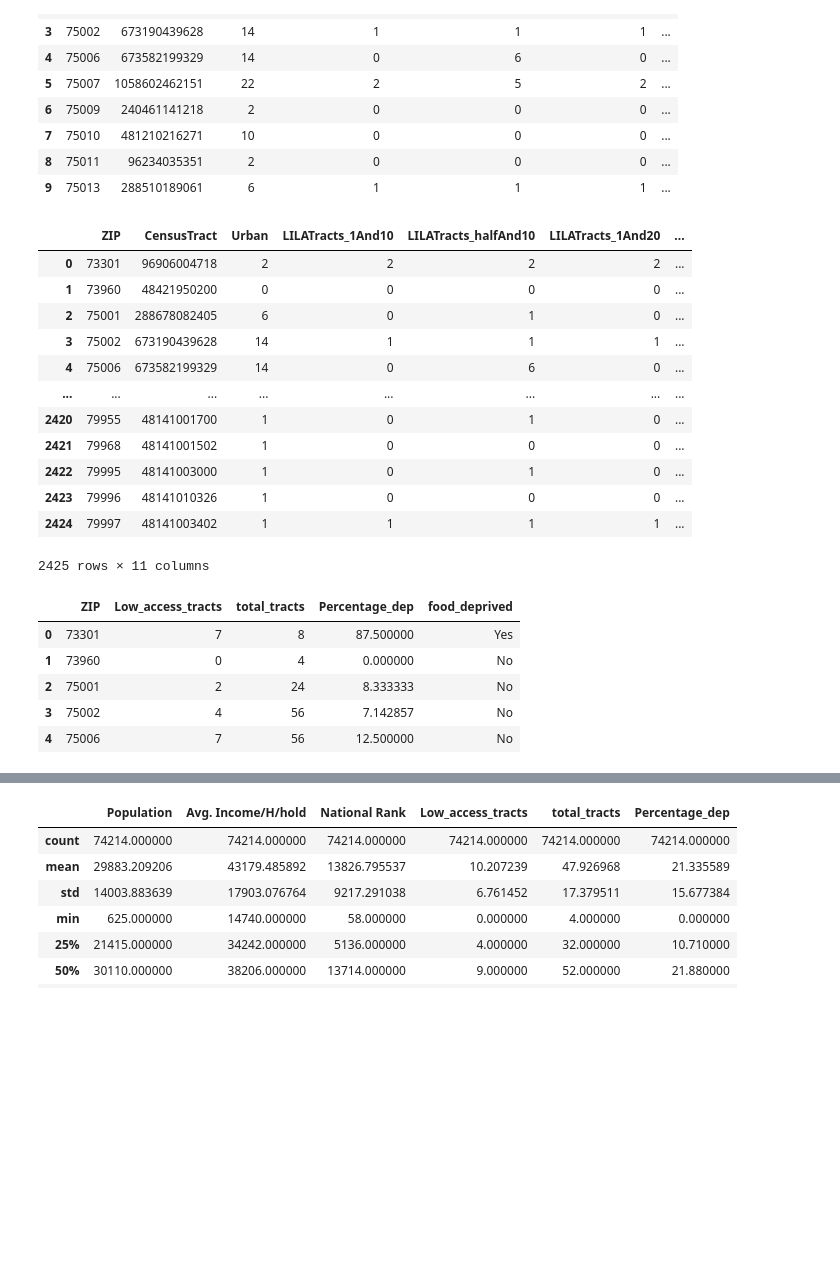
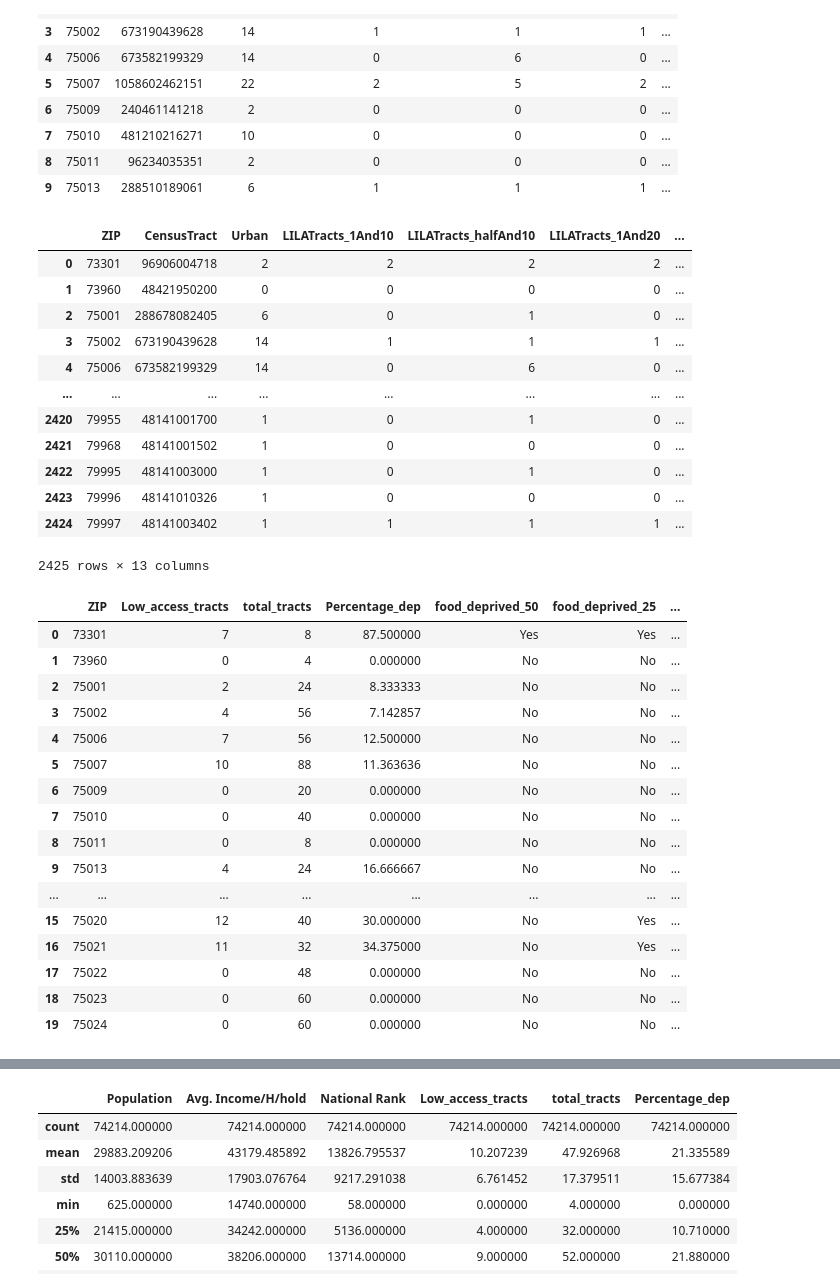
Before and after one commit to ChristopheGarcia1/Crime_Analysis-, a Jupyter notebook: src/resources/crime_cleaning.ipynb, the cells around one changed output, grey strips where cells are left out. Saved outputs shown, nothing was run; the diff lists cells and outputs as text; code cells hidden in the pictures; blank space fills up the shorter version.

Commit message:
Added more parameters for food deprivation

```diff
--- a/src/resources/crime_cleaning.ipynb
+++ b/src/resources/crime_cleaning.ipynb
@@ -416,7 +416,9 @@ census_grouping['Percentage_dep'] = (census_grouping['Low_access_tracts']/census
 
 
 # Initiate list
-food_deprived =[]
+food_deprived_50 =[]
+food_deprived_25 =[]
+food_deprived_10 = []
 
 # For loop to catogorize zip code food disparity.
 for i in census_grouping['Percentage_dep']:
@@ -424,10 +426,26 @@ for i in census_grouping['Percentage_dep']:
                     i = 'Yes'
           else:
                     i='No'
-          food_deprived.append(i)
+          food_deprived_50.append(i)
+
+for i in census_grouping['Percentage_dep']:
+          if i >= 25:
+                    i = 'Yes'
+          else:
+                    i='No'
+          food_deprived_25.append(i)
+
+for i in census_grouping['Percentage_dep']:
+          if i >= 10:
+                    i = 'Yes'
+          else:
+                    i='No'
+          food_deprived_10.append(i)
 
 
-census_grouping['food_deprived'] = food_deprived
+census_grouping['food_deprived_50'] = food_deprived_50
+census_grouping['food_deprived_25'] = food_deprived_25
+census_grouping['food_deprived_10'] = food_deprived_10
 
 census_grouping
 # %% [output]
@@ -443,18 +461,29 @@ census_grouping
 | 2422 | 79995 | 48141003000 | 1 | 0 | 1 | 0 | ... |
 | 2423 | 79996 | 48141010326 | 1 | 0 | 0 | 0 | ... |
 | 2424 | 79997 | 48141003402 | 1 | 1 | 1 | 1 | ... |
-2425 rows × 11 columns
+2425 rows × 13 columns
 # %%
 # Keep only the info we need
-cleaned_census_data = census_grouping[['ZIP', 'Low_access_tracts', 'total_tracts', 'Percentage_dep','food_deprived']]
-cleaned_census_data.head()
+cleaned_census_data = census_grouping[['ZIP', 'Low_access_tracts', 'total_tracts', 'Percentage_dep','food_deprived_50','food_deprived_25','food_deprived_10']]
+cleaned_census_data.head(20)
 # %% [output]
-|  | ZIP | Low_access_tracts | total_tracts | Percentage_dep | food_deprived |
-| 0 | 73301 | 7 | 8 | 87.500000 | Yes |
-| 1 | 73960 | 0 | 4 | 0.000000 | No |
-| 2 | 75001 | 2 | 24 | 8.333333 | No |
-| 3 | 75002 | 4 | 56 | 7.142857 | No |
-| 4 | 75006 | 7 | 56 | 12.500000 | No |
+|  | ZIP | Low_access_tracts | total_tracts | Percentage_dep | food_deprived_50 | food_deprived_25 | ... |
+| 0 | 73301 | 7 | 8 | 87.500000 | Yes | Yes | ... |
+| 1 | 73960 | 0 | 4 | 0.000000 | No | No | ... |
+| 2 | 75001 | 2 | 24 | 8.333333 | No | No | ... |
+| 3 | 75002 | 4 | 56 | 7.142857 | No | No | ... |
+| 4 | 75006 | 7 | 56 | 12.500000 | No | No | ... |
+| 5 | 75007 | 10 | 88 | 11.363636 | No | No | ... |
+| 6 | 75009 | 0 | 20 | 0.000000 | No | No | ... |
+| 7 | 75010 | 0 | 40 | 0.000000 | No | No | ... |
+| 8 | 75011 | 0 | 8 | 0.000000 | No | No | ... |
+| 9 | 75013 | 4 | 24 | 16.666667 | No | No | ... |
+| ... | ... | ... | ... | ... | ... | ... | ... |
+| 15 | 75020 | 12 | 40 | 30.000000 | No | Yes | ... |
+| 16 | 75021 | 11 | 32 | 34.375000 | No | Yes | ... |
+| 17 | 75022 | 0 | 48 | 0.000000 | No | No | ... |
+| 18 | 75023 | 0 | 60 | 0.000000 | No | No | ... |
+| 19 | 75024 | 0 | 60 | 0.000000 | No | No | ... |
 # %%
 #Merge data frames together
 
```
Also changed, not shown: parts of 4 cells of this notebook, 1 other file.
